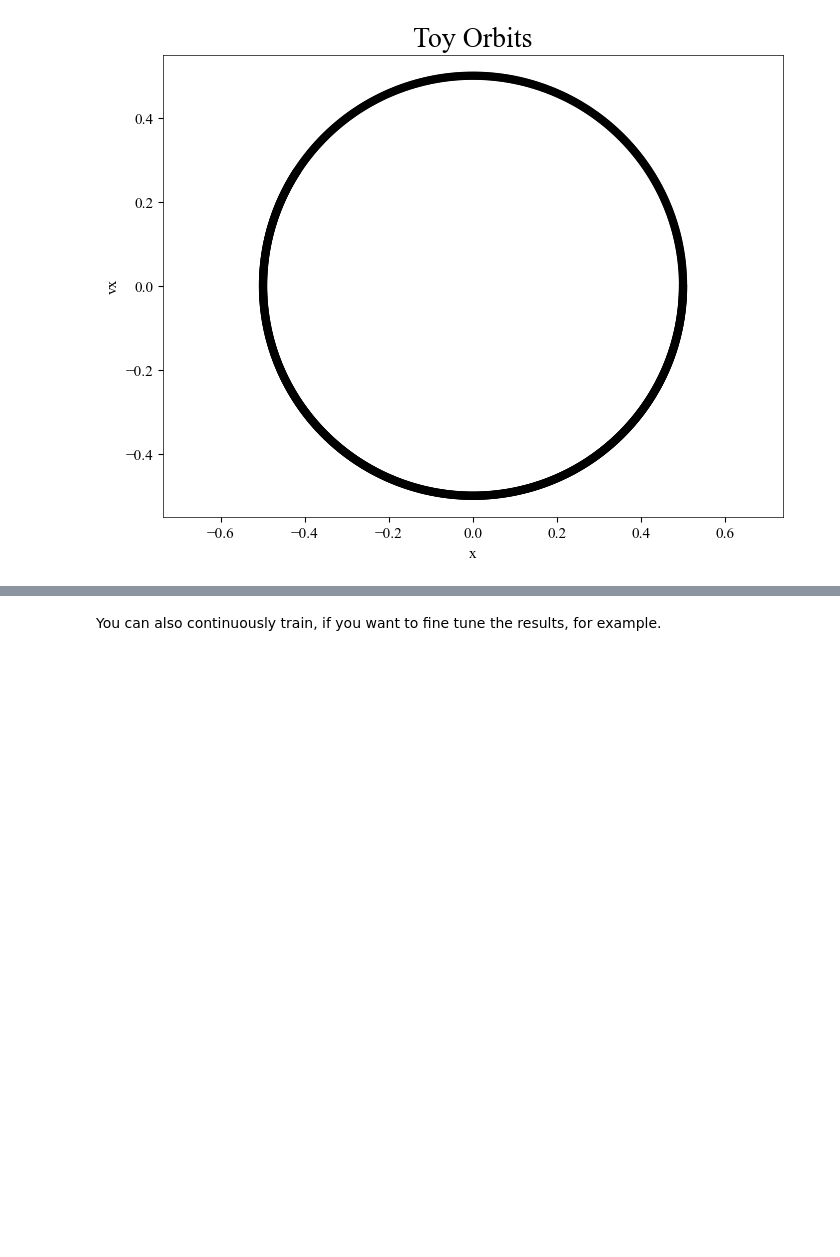
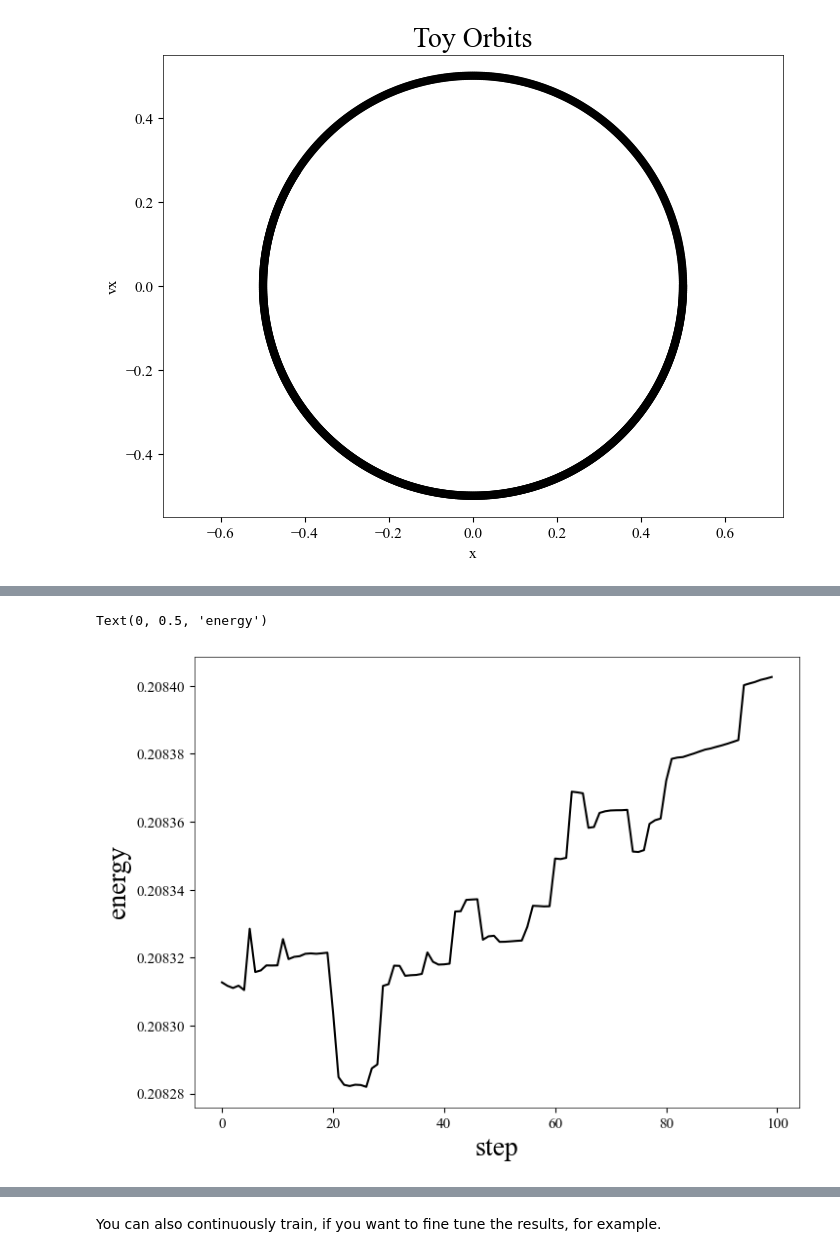
Before and after one commit to sgpfaff/orbitflows, a Jupyter notebook: examples/test_stuff.ipynb, the cells around one changed output, grey strips where cells are left out. Drawn from its saved outputs; the diff is of its cells as text; code cells hidden in the pictures; blank space fills up the shorter version.

```diff
--- a/examples/test_stuff.ipynb
+++ b/examples/test_stuff.ipynb
@@ -67,0 +96,8 @@ Text(0, 0.5, 'energy')
+# %%
+def eulerstep(ps, delta_t, **kwargs):
+    '''Euler step'''
+    q0 = ps[..., 0]
+    p0 = ps[..., 1]
+    p = p0 - delta_t * torch.autograd.grad(h_error(torch.stack([q0, p0], dim=-1), **kwargs), q0)[0]
+    q = q0 + delta_t * torch.autograd.grad(h_error(torch.stack([q0, p0], dim=-1), **kwargs), p0)[0]
+    return torch.stack([q, p], dim=-1)
@@ -67,0 +179,7 @@ Text(0, 0.5, 'energy')
+# %%
+plt.plot(model.hamiltonian(aa_integrated).detach())
+plt.xlabel('step', fontsize=20)
+plt.ylabel('energy', fontsize=20)
+# %% [output]
+Text(0, 0.5, 'energy')
+[figure, added]
```
Also changed, not shown: parts of 18 cells of this notebook, 10 other files.
